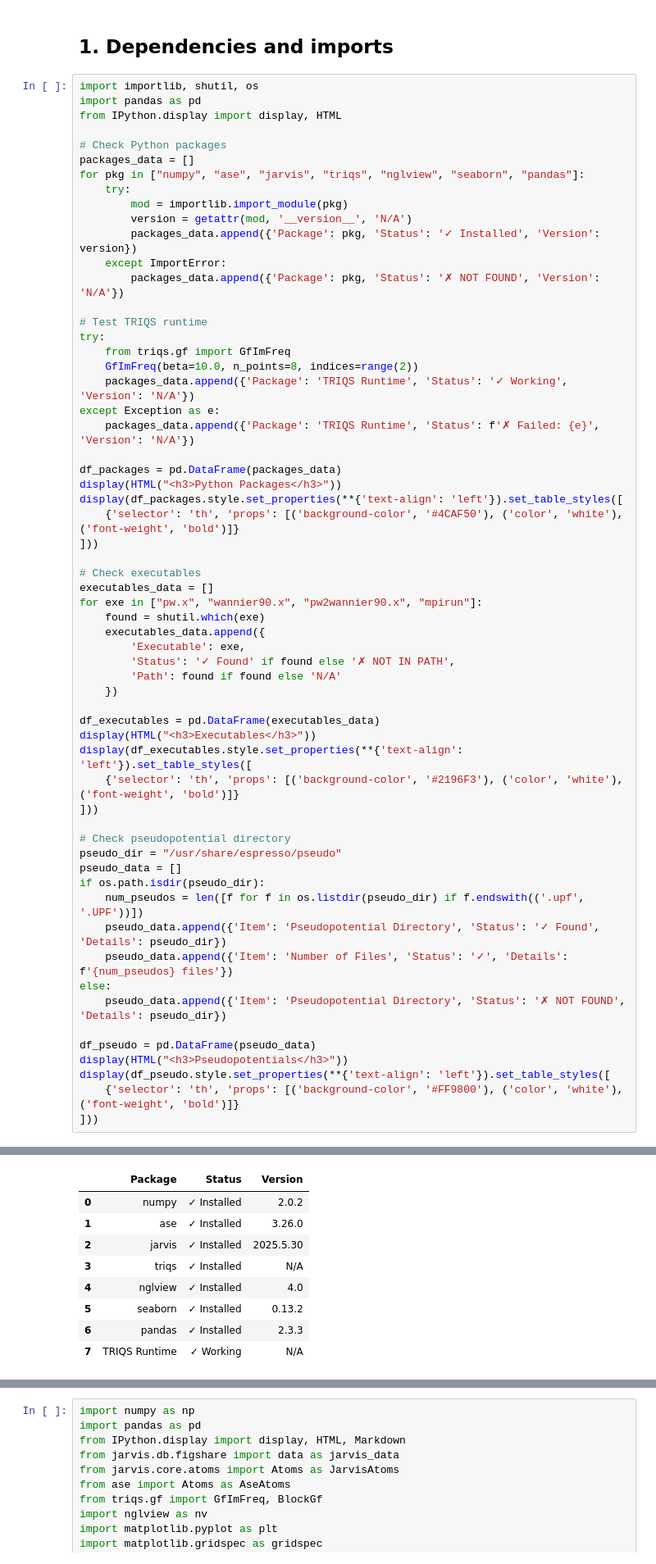
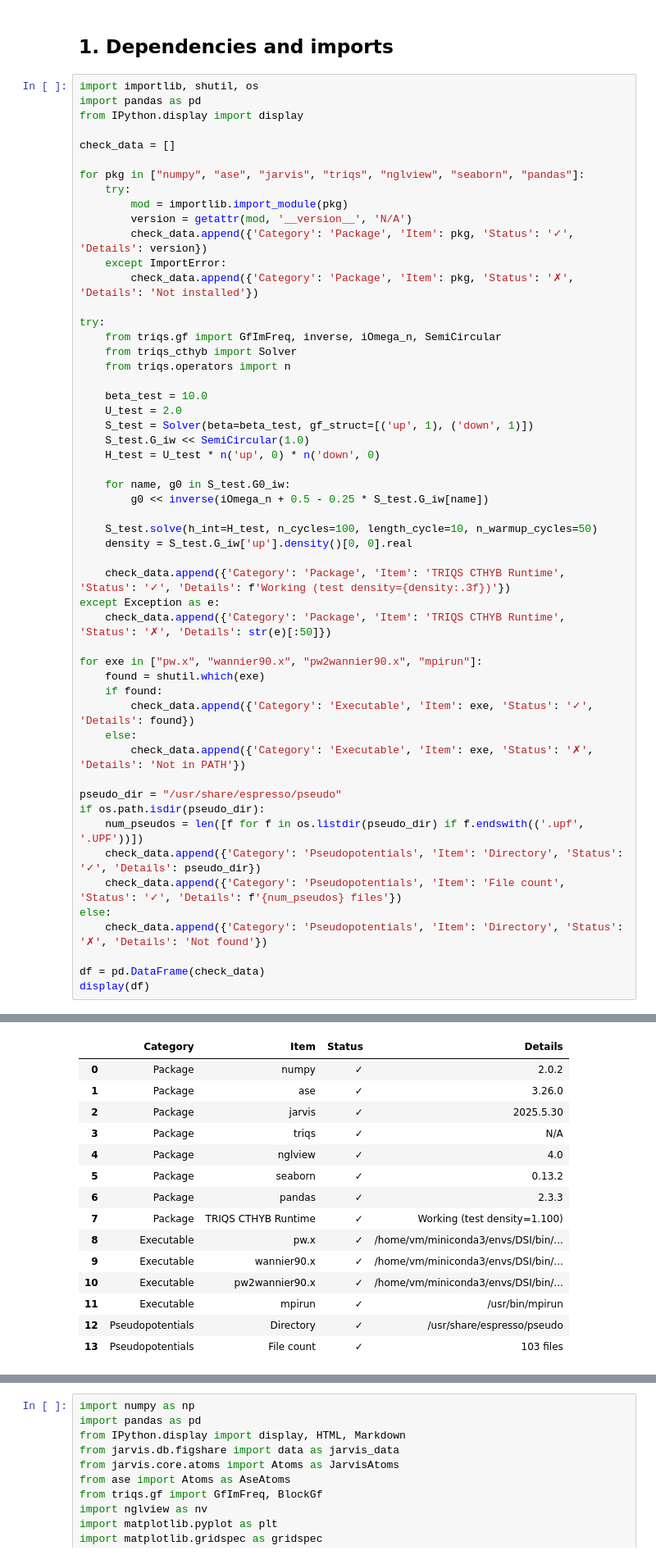
Before and after one commit to mariapasaylo/DSI_Project3, a Jupyter notebook: run_pipeline_notebook.ipynb, the cells around one changed output, grey strips where cells are left out. Shown at 82% size. Cells and saved outputs as stored; diff of their text form.

```diff
--- a/run_pipeline_notebook.ipynb
+++ b/run_pipeline_notebook.ipynb
@@ -8,62 +5,55 @@ Python 3.9.23 via Conda
 # %%
 import importlib, shutil, os
 import pandas as pd
-from IPython.display import display, HTML
+from IPython.display import display
 
-# Check Python packages
-packages_data = []
+check_data = []
+
 for pkg in ["numpy", "ase", "jarvis", "triqs", "nglview", "seaborn", "pandas"]:
     try:
         mod = importlib.import_module(pkg)
         version = getattr(mod, '__version__', 'N/A')
-        packages_data.append({'Package': pkg, 'Status': '✓ Installed', 'Version': version})
+        check_data.append({'Category': 'Package', 'Item': pkg, 'Status': '✓', 'Details': version})
     except ImportError:
-        packages_data.append({'Package': pkg, 'Status': '✗ NOT FOUND', 'Version': 'N/A'})
+        check_data.append({'Category': 'Package', 'Item': pkg, 'Status': '✗', 'Details': 'Not installed'})
 
-# Test TRIQS runtime
 try:
-    from triqs.gf import GfImFreq
-    GfImFreq(beta=10.0, n_points=8, indices=range(2))
-    packages_data.append({'Package': 'TRIQS Runtime', 'Status': '✓ Working', 'Version': 'N/A'})
+    from triqs.gf import GfImFreq, inverse, iOmega_n, SemiCircular
+    from triqs_cthyb import Solver
+    from triqs.operators import n
+
+    beta_test = 10.0
+    U_test = 2.0
+    S_test = Solver(beta=beta_test, gf_struct=[('up', 1), ('down', 1)])
+    S_test.G_iw << SemiCircular(1.0)
+    H_test = U_test * n('up', 0) * n('down', 0)
+
+    for name, g0 in S_test.G0_iw:
+        g0 << inverse(iOmega_n + 0.5 - 0.25 * S_test.G_iw[name])
+
+    S_test.solve(h_int=H_test, n_cycles=100, length_cycle=10, n_warmup_cycles=50)
+    density = S_test.G_iw['up'].density()[0, 0].real
+
+    check_data.append({'Category': 'Package', 'Item': 'TRIQS CTHYB Runtime', 'Status': '✓', 'Details': f'Working (test density={density:.3f})'})
 except Exception as e:
-    packages_data.append({'Package': 'TRIQS Runtime', 'Status': f'✗ Failed: {e}', 'Version': 'N/A'})
+    check_data.append({'Category': 'Package', 'Item': 'TRIQS CTHYB Runtime', 'Status': '✗', 'Details': str(e)[:50]})
 
-df_packages = pd.DataFrame(packages_data)
-display(HTML("<h3>Python Packages</h3>"))
-display(df_packages.style.set_properties(**{'text-align': 'left'}).set_table_styles([
-    {'selector': 'th', 'props': [('background-color', '#4CAF50'), ('color', 'white'), ('font-weight', 'bold')]}
-]))
-
-# Check executables
-executables_data = []
 for exe in ["pw.x", "wannier90.x", "pw2wannier90.x", "mpirun"]:
     found = shutil.which(exe)
-    executables_data.append({
-        'Executable': exe,
-        'Status': '✓ Found' if found else '✗ NOT IN PATH',
-        'Path': found if found else 'N/A'
-    })
+    if found:
+        check_data.append({'Category': 'Executable', 'Item': exe, 'Status': '✓', 'Details': found})
+    else:
+        check_data.append({'Category': 'Executable', 'Item': exe, 'Status': '✗', 'Details': 'Not in PATH'})
 
-df_executables = pd.DataFrame(executables_data)
-display(HTML("<h3>Executables</h3>"))
-display(df_executables.style.set_properties(**{'text-align': 'left'}).set_table_styles([
-    {'selector': 'th', 'props': [('background-color', '#2196F3'), ('color', 'white'), ('font-weight', 'bold')]}
-]))
-
-# Check pseudopotential directory
 pseudo_dir = "/usr/share/espresso/pseudo"
-pseudo_data = []
 if os.path.isdir(pseudo_dir):
     num_pseudos = len([f for f in os.listdir(pseudo_dir) if f.endswith(('.upf', '.UPF'))])
-    pseudo_data.append({'Item': 'Pseudopotential Directory', 'Status': '✓ Found', 'Details': pseudo_dir})
-    pseudo_data.append({'Item': 'Number of Files', 'Status': '✓', 'Details': f'{num_pseudos} files'})
+    check_data.append({'Category': 'Pseudopotentials', 'Item': 'Directory', 'Status': '✓', 'Details': pseudo_dir})
+    check_data.append({'Category': 'Pseudopotentials', 'Item': 'File count', 'Status': '✓', 'Details': f'{num_pseudos} files'})
 else:
-    pseudo_data.append({'Item': 'Pseudopotential Directory', 'Status': '✗ NOT FOUND', 'Details': pseudo_dir})
+    check_data.append({'Category': 'Pseudopotentials', 'Item': 'Directory', 'Status': '✗', 'Details': 'Not found'})
 
-df_pseudo = pd.DataFrame(pseudo_data)
-display(HTML("<h3>Pseudopotentials</h3>"))
-display(df_pseudo.style.set_properties(**{'text-align': 'left'}).set_table_styles([
-    {'selector': 'th', 'props': [('background-color', '#FF9800'), ('color', 'white'), ('font-weight', 'bold')]}
-]))
+df = pd.DataFrame(check_data)
+display(df)
 # %% [output]
 [interactive output not drawn]
@@ -71,9 +78,15 @@ Python Packages
-|  | Package | Status | Version |
-| 0 | numpy | ✓ Installed | 2.0.2 |
-| 1 | ase | ✓ Installed | 3.26.0 |
-| 2 | jarvis | ✓ Installed | 2025.5.30 |
-| 3 | triqs | ✓ Installed | N/A |
-| 4 | nglview | ✓ Installed | 4.0 |
-| 5 | seaborn | ✓ Installed | 0.13.2 |
-| 6 | pandas | ✓ Installed | 2.3.3 |
-| 7 | TRIQS Runtime | ✓ Working | N/A |
+|  | Category | Item | Status | Details |
+| 0 | Package | numpy | ✓ | 2.0.2 |
+| 1 | Package | ase | ✓ | 3.26.0 |
+| 2 | Package | jarvis | ✓ | 2025.5.30 |
+| 3 | Package | triqs | ✓ | N/A |
+| 4 | Package | nglview | ✓ | 4.0 |
+| 5 | Package | seaborn | ✓ | 0.13.2 |
+| 6 | Package | pandas | ✓ | 2.3.3 |
+| 7 | Package | TRIQS CTHYB Runtime | ✓ | Working (test density=1.100) |
+| 8 | Executable | pw.x | ✓ | /home/vm/miniconda3/envs/DSI/bin/... |
+| 9 | Executable | wannier90.x | ✓ | /home/vm/miniconda3/envs/DSI/bin/... |
+| 10 | Executable | pw2wannier90.x | ✓ | /home/vm/miniconda3/envs/DSI/bin/... |
+| 11 | Executable | mpirun | ✓ | /usr/bin/mpirun |
+| 12 | Pseudopotentials | Directory | ✓ | /usr/share/espresso/pseudo |
+| 13 | Pseudopotentials | File count | ✓ | 103 files |
```
Also changed, not shown: parts of 21 cells of this notebook, 1 other file.
